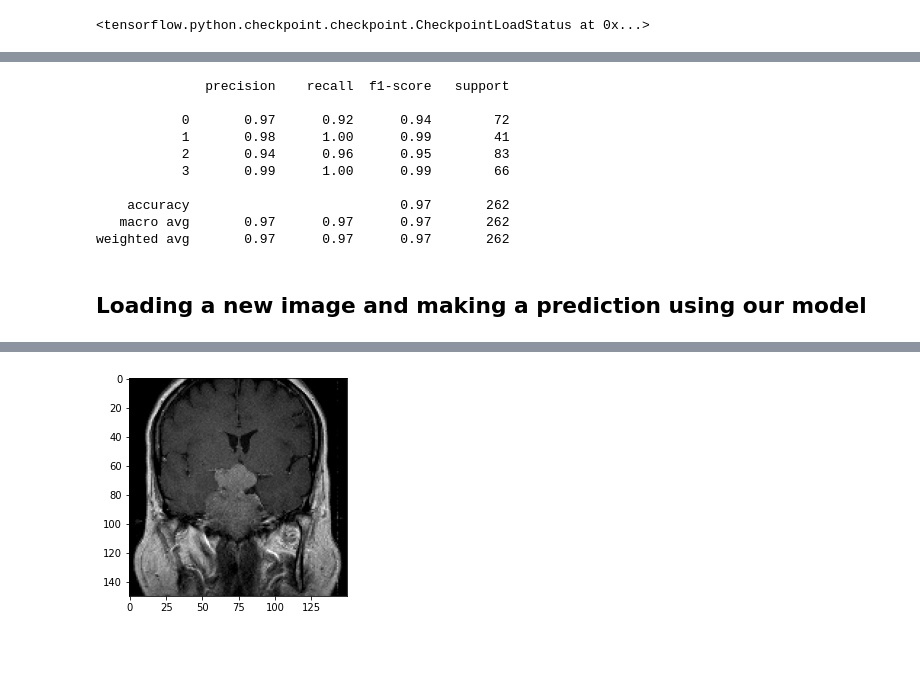
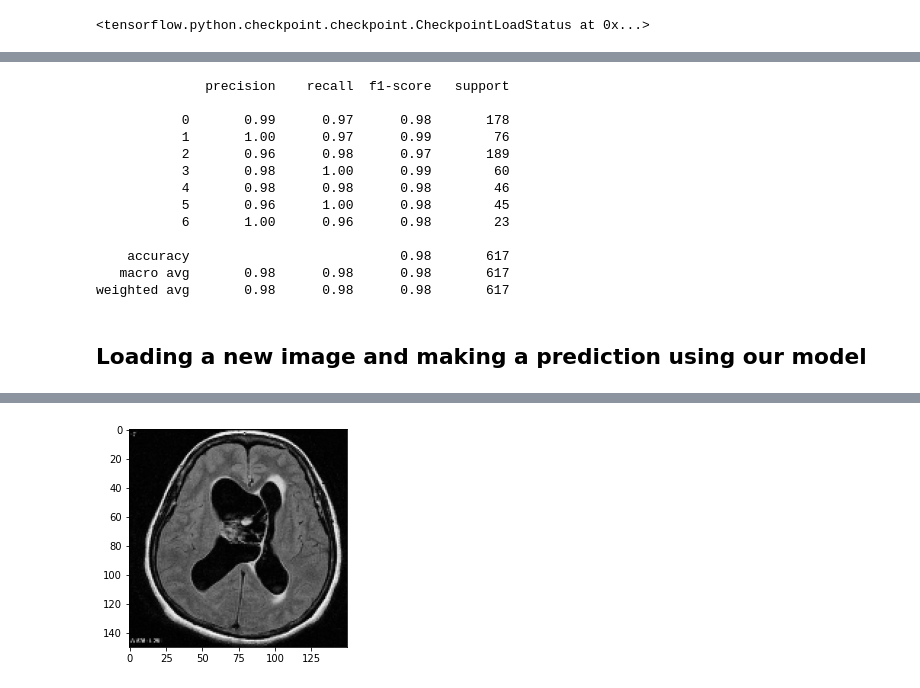
Before and after one commit to joe1999999/BrainTumorsMRIClassifier, a Jupyter notebook: BrainTumorClassifier.ipynb, the cells around one changed output, grey strips where cells are left out. Saved outputs shown, nothing was run; the diff lists cells and outputs as text; code cells hidden in the pictures; blank space fills up the shorter version.

Commit message:
Added 3 new classes trained on a bigger dataset

```diff
--- a/BrainTumorClassifier.ipynb
+++ b/BrainTumorClassifier.ipynb
@@ -36,5 +42,5 @@ from IPython.display import display, clear_output
 # %% [markdown]
 ## Basic set up
 # %%
-labels = ['glioma_tumor', 'no_tumor','meningioma_tumor','pituitary_tumor']
+labels = ['glioma', 'no_tumor','meningioma','pituitary_tumor','neurocytoma','schwannoma','other_abcess_cyst_encephalopathy']
 # %%
@@ -100,7 +107,7 @@ model = effnet.output
 # %%
 model = tf.keras.layers.GlobalAveragePooling2D()(model)
 model = tf.keras.layers.Dropout(rate=0.5)(model)
-model = tf.keras.layers.Dense(4, activation='softmax')(model)
+model = tf.keras.layers.Dense(7, activation='softmax')(model)
 model = tf.keras.models.Model(inputs=effnet.input, outputs = model)
 # %%
 # model.summary() to get a useful summary about our model
@@ -109,8 +116,9 @@ model.compile(loss='categorical_crossentropy', optimizer = 'Adam', metrics=['acc
 # %%
 #callbacks
 tensorboard = TensorBoard(log_dir = 'logs')
-cp_callback = tf.keras.callbacks.ModelCheckpoint(filepath='training1.chkpt',save_weights_only=True,verbose=1)
-reduce_lr = ReduceLROnPlateau(monitor = 'val_accuracy', factor=0.3, patience=2, min_delta=0.001, mode='auto', verbose=1)
+#cp_callback is for saving the model as we train
+cp_callback = tf.keras.callbacks.ModelCheckpoint(filepath='final.chkpt',save_weights_only=True,verbose=1)
+reduce_lr = ReduceLROnPlateau(monitor = 'val_accuracy', factor=0.3, patience=2, min_delta=0.002, mode='auto', verbose=1)
 # %%
 ## Loading the saved weights from out trained model to avoid re-training
 checkpoint_path = "checkpoint/training1.chkpt"
@@ -127,3 +132,3 @@ Restored model, accuracy: 96.56%
 # %%
 ##Training the model (Leaning Step)
-history = model.fit(X_train,y_train,validation_split=0.08, epochs=12, verbose=1, batch_size=40, callbacks=[tensorboard, cp_callback,reduce_lr])
+history = model.fit(X_train,y_train,validation_split=0.1, epochs=10, verbose=1, batch_size=30, callbacks=[tensorboard,reduce_lr])
@@ -142,18 +169,21 @@ print(classification_report(y_test_final,pred))
 # %% [output]
               precision    recall  f1-score   support
 
-           0       0.97      0.92      0.94        72
-           1       0.98      1.00      0.99        41
-           2       0.94      0.96      0.95        83
-           3       0.99      1.00      0.99        66
+           0       0.99      0.97      0.98       178
+           1       1.00      0.97      0.99        76
+           2       0.96      0.98      0.97       189
+           3       0.98      1.00      0.99        60
+           4       0.98      0.98      0.98        46
+           5       0.96      1.00      0.98        45
+           6       1.00      0.96      0.98        23
 
-    accuracy                           0.97       262
-   macro avg       0.97      0.97      0.97       262
-weighted avg       0.97      0.97      0.97       262
+    accuracy                           0.98       617
+   macro avg       0.98      0.98      0.98       617
+weighted avg       0.98      0.98      0.98       617
 # %% [markdown]
 ## Loading a new image and making a prediction using our model
 # %%
-img = Image.open(r"ImagesForPrediction/ls44dcxet1487oinyhhiqas13d5f.jpg")
+img = Image.open(r"ImagesForPrediction/b193be03b32013b8661ec3da8e6c2a_gallery.jpeg")
 opencvImage = cv2.cvtColor(np.array(img), cv2.COLOR_RGB2BGR)
 img = cv2.resize(opencvImage, (150,150))
 plt.imshow(img)
@@ -163,13 +193,20 @@ prediction = np.argmax(prediction,axis=1)[0]
 
 
 if prediction==0:
-    prediction='Glioma'
+  prediction='Glioma'
 elif prediction==1:
-    prediction='No Tumor'
+  prediction='No Tumor'
 elif prediction==2:
-        prediction='Meningioma'
+  prediction='Meningioma'
 elif prediction==3:
-    prediction='Pituitary Tumor'
+  prediction='Pituitary Tumor'
+elif prediction==4:
+  prediction="neurocytoma"
+elif prediction==5:
+  prediction='schwannoma'
+elif prediction==6:
+  prediction="other lesions(abcess,cyst,encephalopathy)"
 
-print(f'The Model predicts : {prediction}')
+
+print(f'The model predicts : {prediction}')
 # %% [output]
@@ -178,4 +215,4 @@ The Model predicts : Pituitary Tumor
-[figure, old version]
+[figure, new version]
 # %%
 #@title Loading saved modules
 
```
Also changed, not shown: parts of 10 cells of this notebook.
